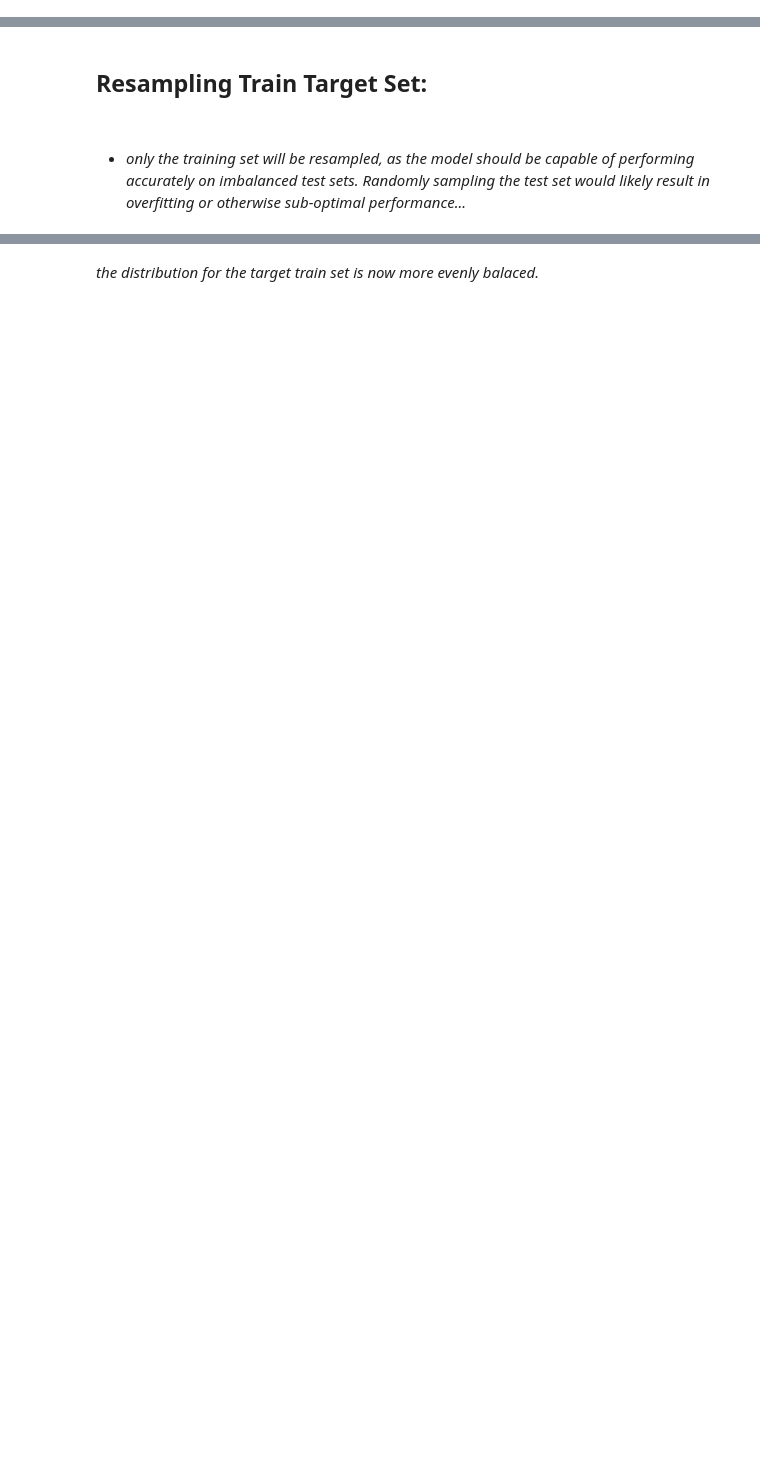
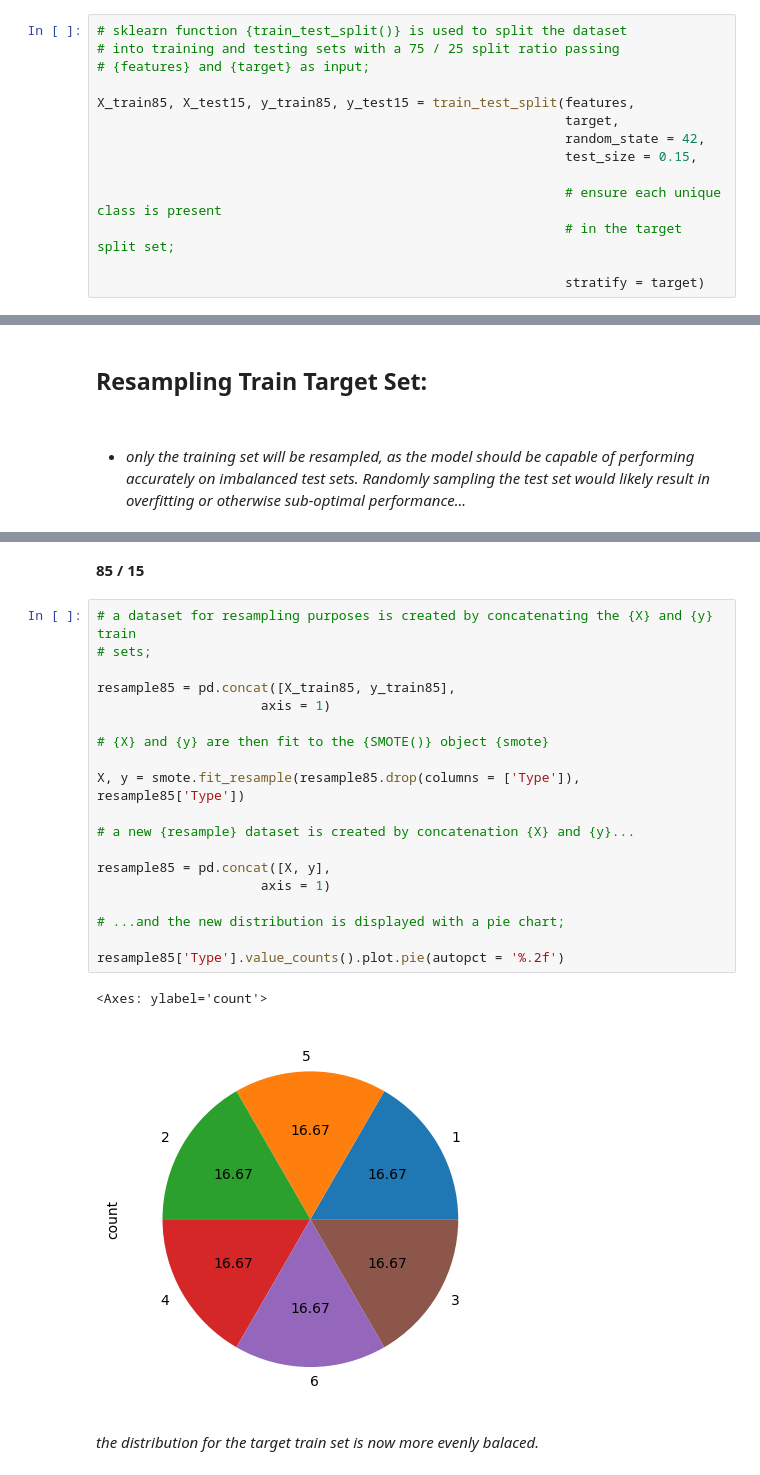
Before and after one commit to MatthewHealy02/AI-Programming-Assessments, a Jupyter notebook: Prog AI CA2 sba24213.ipynb, the cells around one changed output, grey strips where cells are left out. Drawn from its saved outputs; the diff is of its cells as text; blank space fills up the shorter version.

```diff
--- a/Prog AI CA2 sba24213.ipynb
+++ b/Prog AI CA2 sba24213.ipynb
@@ -874,0 +963,14 @@ X_train75, X_test25, y_train75, y_test25 = train_test_split(features,
+# %%
+# sklearn function {train_test_split()} is used to split the dataset
+# into training and testing sets with a 75 / 25 split ratio passing
+# {features} and {target} as input;
+
+X_train85, X_test15, y_train85, y_test15 = train_test_split(features,
+                                                            target,
+                                                            random_state = 42,
+                                                            test_size = 0.15,
+
+                                                            # ensure each unique class is present
+                                                            # in the target split set;
+
+                                                            stratify = target)
@@ -977,2 +1217,26 @@ resample['Type'].value_counts().plot.pie(autopct = '%.2f')
+# %% [markdown]
+**85 / 15**
+# %%
+# a dataset for resampling purposes is created by concatenating the {X} and {y} train
+# sets;
+
+resample85 = pd.concat([X_train85, y_train85],
+                     axis = 1)
+
+# {X} and {y} are then fit to the {SMOTE()} object {smote}
+
+X, y = smote.fit_resample(resample85.drop(columns = ['Type']), resample85['Type'])
+
+# a new {resample} dataset is created by concatenation {X} and {y}...
+
+resample85 = pd.concat([X, y],
+                     axis = 1)
+
+# ...and the new distribution is displayed with a pie chart;
+
+resample85['Type'].value_counts().plot.pie(autopct = '%.2f')
+# %% [output]
+<Axes: ylabel='count'>
+[figure, added]
 # %% [markdown]
 _the distribution for the target train set is now more evenly balaced._
```
Also changed, not shown: parts of 200 cells of this notebook.
